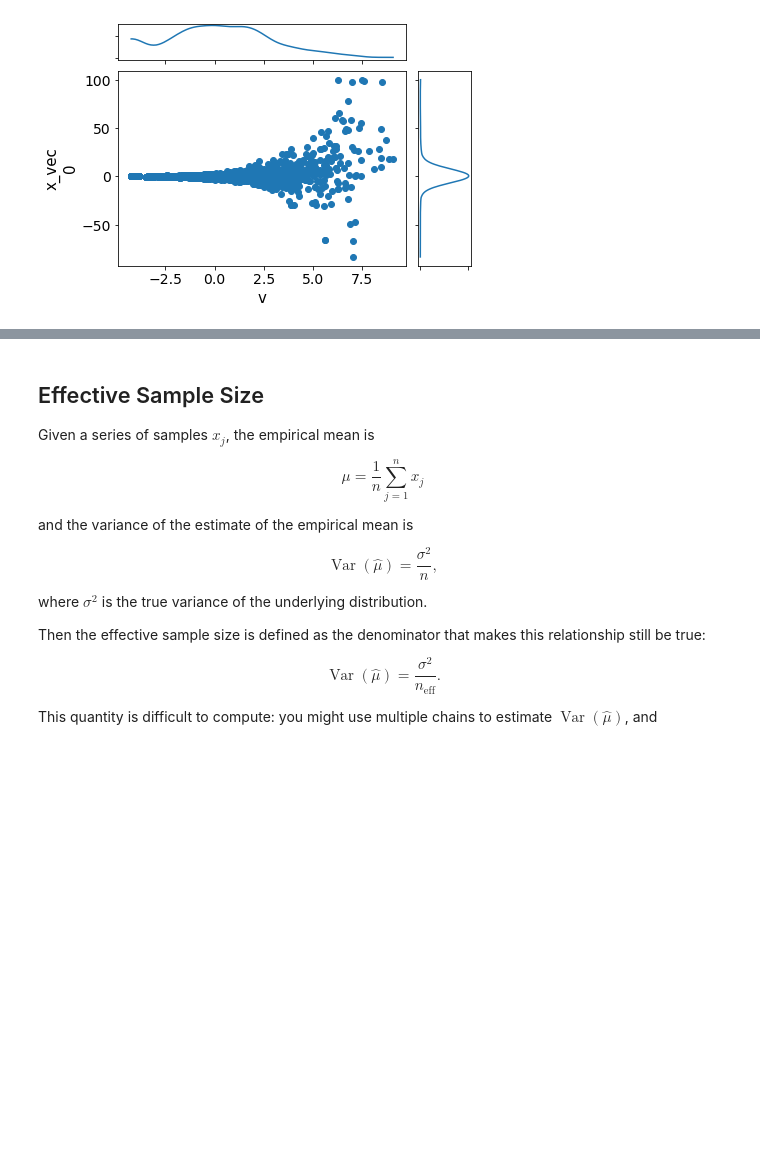
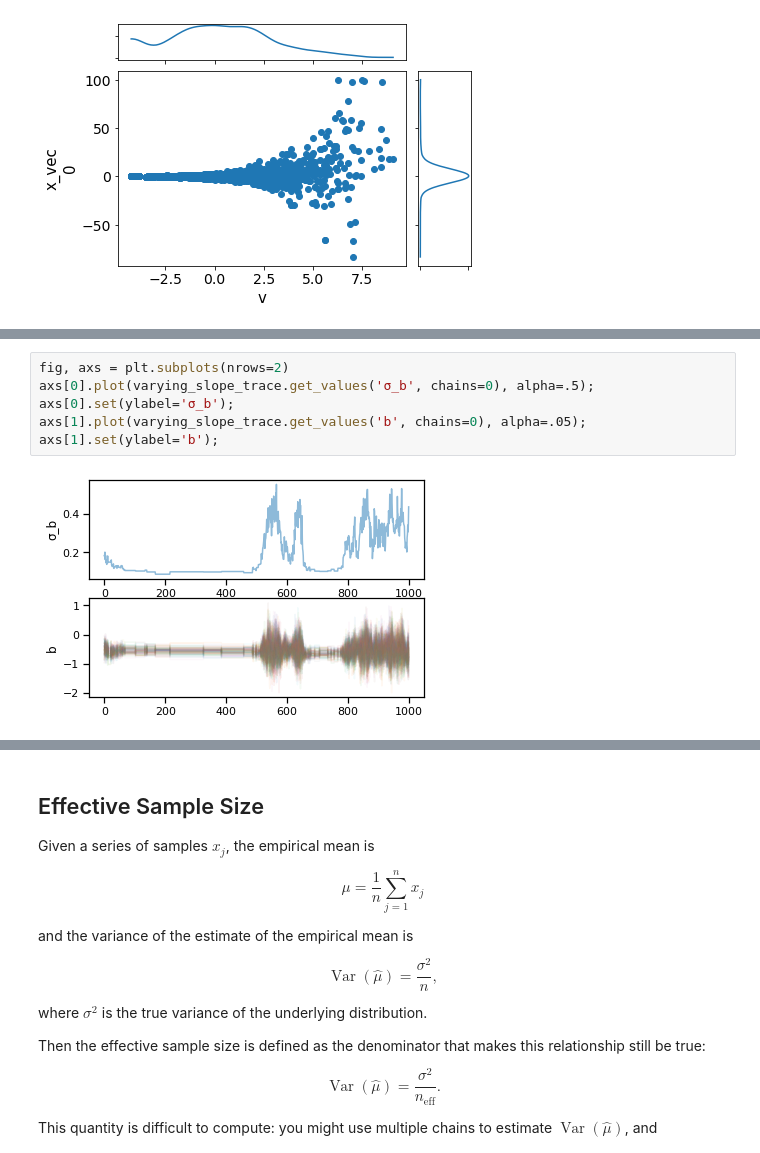
Before and after one commit to fonnesbeck/Bayes_Computing_Course, a Jupyter notebook: notebooks/Section3_2-Diagnostics.ipynb, the cells around one changed output, grey strips where cells are left out. Drawn from its saved outputs; the diff is of its cells as text; blank space fills up the shorter version.

```diff
--- a/notebooks/Section3_2-Diagnostics.ipynb
+++ b/notebooks/Section3_2-Diagnostics.ipynb
@@ -61,0 +68,8 @@ pm.plot_joint(trace);
+# %%
+fig, axs = plt.subplots(nrows=2)
+axs[0].plot(varying_slope_trace.get_values('σ_b', chains=0), alpha=.5);
+axs[0].set(ylabel='σ_b');
+axs[1].plot(varying_slope_trace.get_values('b', chains=0), alpha=.05);
+axs[1].set(ylabel='b');
+# %% [output]
+[figure, added]
```
Also changed, not shown: parts of 12 cells of this notebook, 7 other files.
